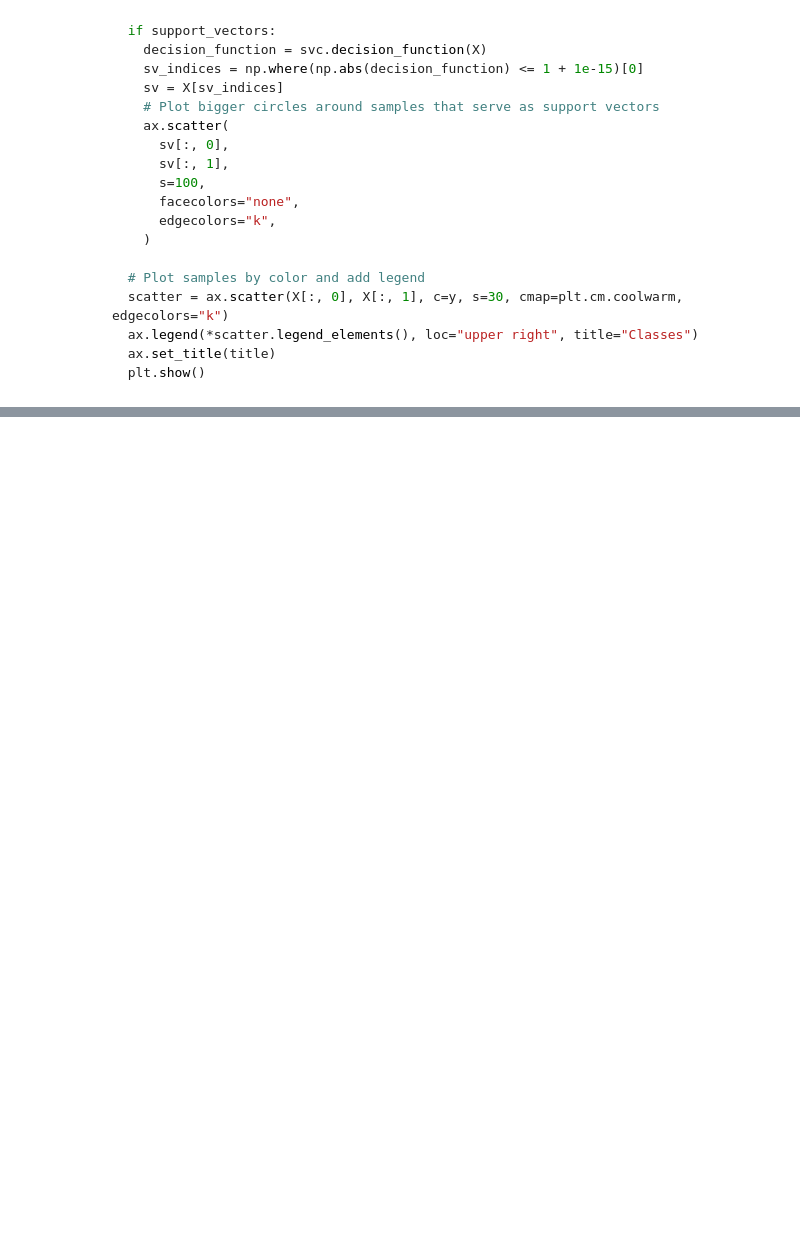
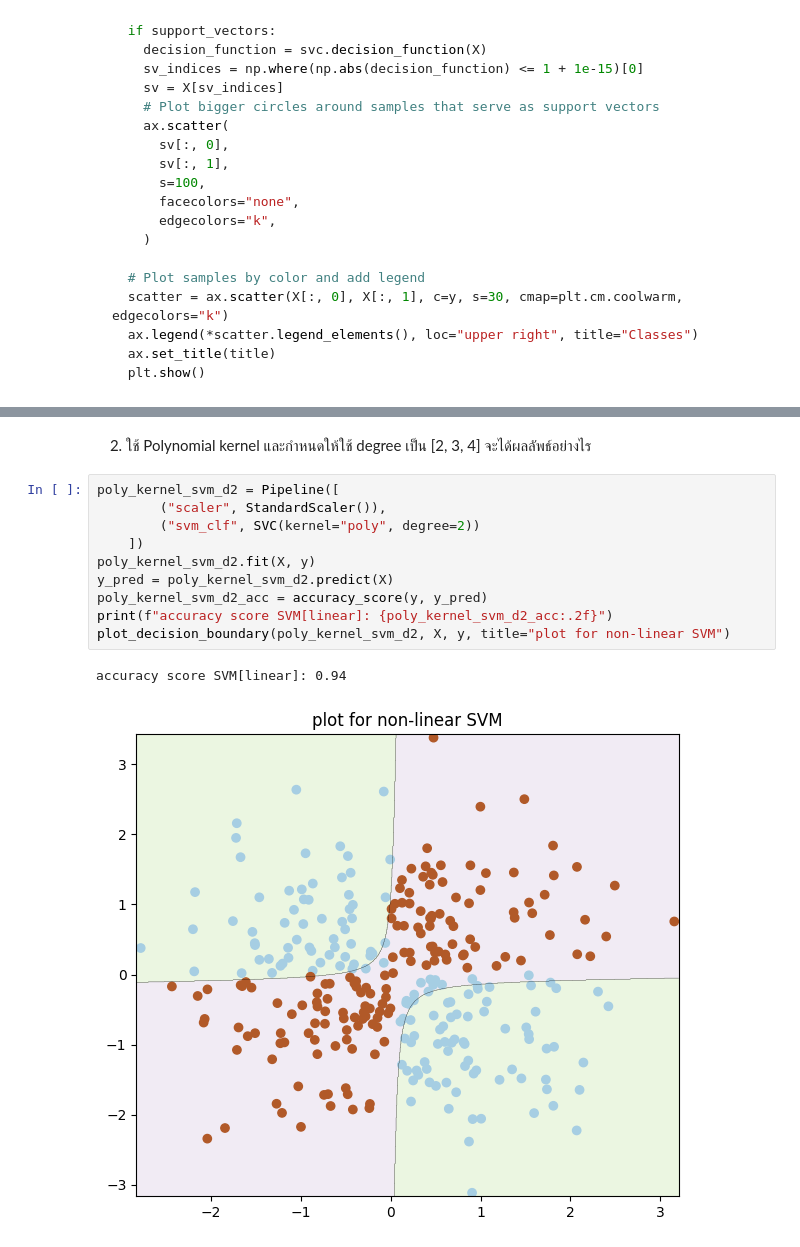
Before and after one commit to worachote1/Machine-Learning-Lab-KMITL, a Jupyter notebook: week_5_homework/W5_1_64010757.ipynb, the cells around one changed output, grey strips where cells are left out. Saved outputs shown, nothing was run; the diff lists cells and outputs as text; blank space fills up the shorter version.

```diff
--- a/week_5_homework/W5_1_64010757.ipynb
+++ b/week_5_homework/W5_1_64010757.ipynb
@@ -615,0 +660,15 @@ def plot_svc_decision_boundary(svc, X, y, title=" Decision boundaries in SVC", s
+# %% [markdown]
+2. ใช้ Polynomial kernel และกำหนดให้ใช้ degree เป็น [2, 3, 4] จะได้ผลลัพธ์อย่างไร
+# %%
+poly_kernel_svm_d2 = Pipeline([
+        ("scaler", StandardScaler()),
+        ("svm_clf", SVC(kernel="poly", degree=2))
+    ])
+poly_kernel_svm_d2.fit(X, y)
+y_pred = poly_kernel_svm_d2.predict(X)
+poly_kernel_svm_d2_acc = accuracy_score(y, y_pred)
+print(f"accuracy score SVM[linear]: {poly_kernel_svm_d2_acc:.2f}")
+plot_decision_boundary(poly_kernel_svm_d2, X, y, title="plot for non-linear SVM")
+# %% [output]
+accuracy score SVM[linear]: 0.94
+[figure, added]
```
Also changed, not shown: parts of 14 cells of this notebook, 2 other files.
